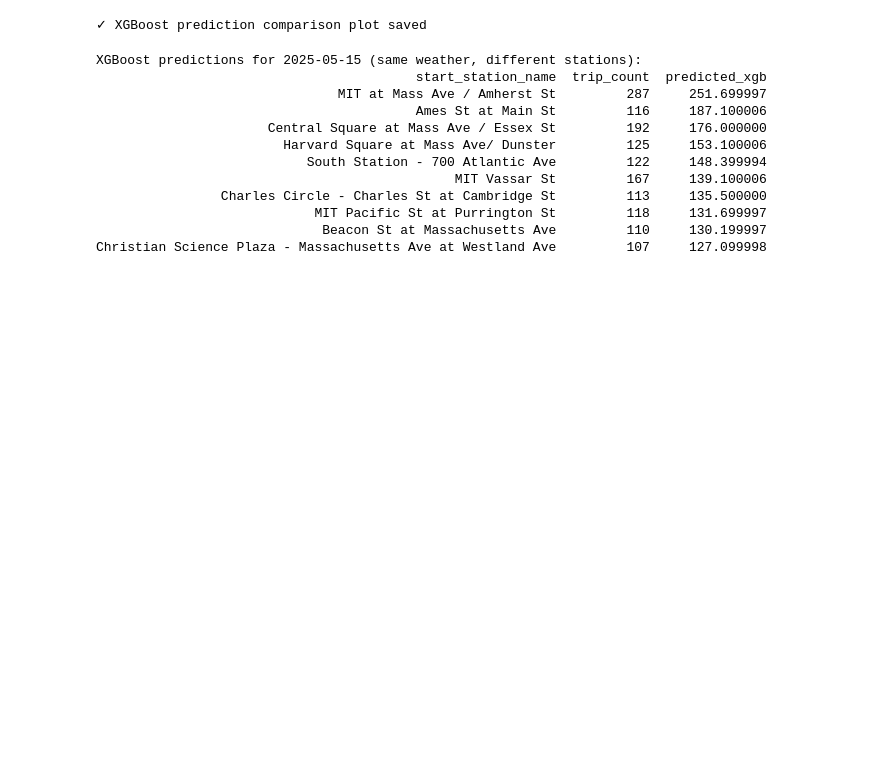
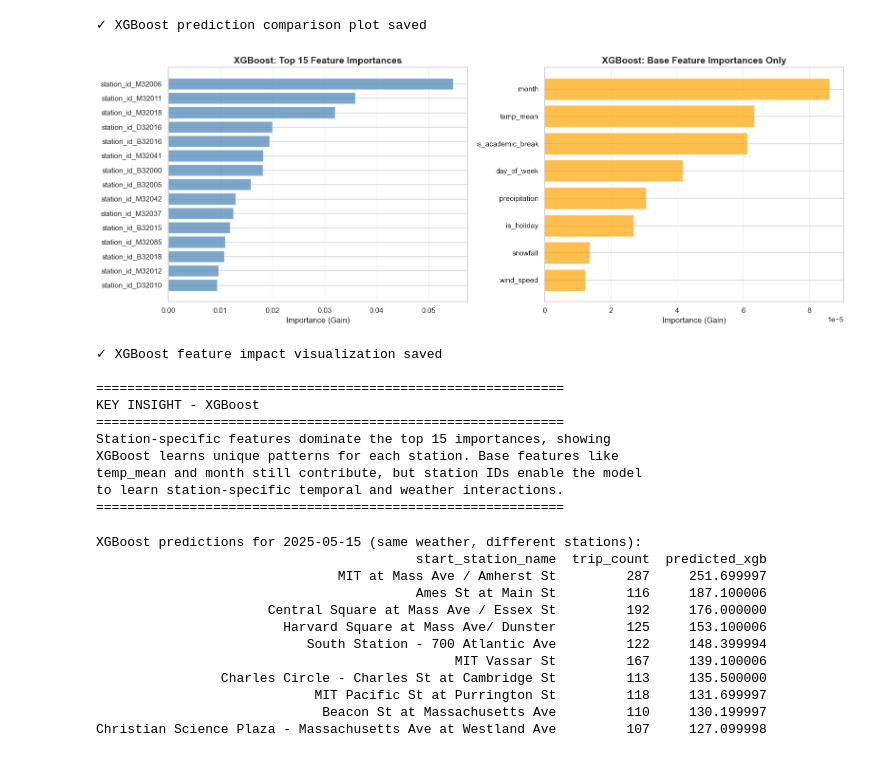
Before and after one commit to julianl05/506-final-project, a Jupyter notebook: notebooks/03_modeling.ipynb, the cells around one changed output. Cells and saved outputs as stored; diff of their text form; code cells hidden in the pictures; blank space fills up the shorter version.

```diff
--- a/notebooks/03_modeling.ipynb
+++ b/notebooks/03_modeling.ipynb
@@ -810,6 +878,51 @@ print("✓ XGBoost prediction comparison plot saved")
 # %% [output]
 [figure]
 ✓ XGBoost prediction comparison plot saved
+# %%
+# XGBoost Feature Impact Visualization (comparing base features vs station features)
+fig, (ax1, ax2) = plt.subplots(1, 2, figsize=(16, 6))
+
+# Left plot: Top 15 overall features (includes stations)
+top_features = importances.head(15)
+ax1.barh(top_features['feature'], top_features['importance'], color='steelblue', alpha=0.7)
+ax1.set_xlabel('Importance (Gain)', fontsize=12)
+ax1.set_title('XGBoost: Top 15 Feature Importances', fontsize=14, fontweight='bold')
+ax1.grid(True, alpha=0.3, axis='x')
+ax1.invert_yaxis()
+
+# Right plot: Base features only (for comparison with LR)
+base_feature_names = base_features
+xgb_base_importances = importances[importances['feature'].isin(base_feature_names)].sort_values('importance', ascending=True)
+ax2.barh(xgb_base_importances['feature'], xgb_base_importances['importance'], color='orange', alpha=0.7)
+ax2.set_xlabel('Importance (Gain)', fontsize=12)
+ax2.set_title('XGBoost: Base Feature Importances Only', fontsize=14, fontweight='bold')
+ax2.grid(True, alpha=0.3, axis='x')
+
+plt.tight_layout()
+plt.savefig('../visualizations/xgb_feature_impact.png', dpi=200, bbox_inches='tight')
+plt.show()
+
+print("✓ XGBoost feature impact visualization saved")
+print("\n" + "=" * 60)
+print("KEY INSIGHT - XGBoost")
+print("=" * 60)
+print("Station-specific features dominate the top 15 importances, showing")
+print("XGBoost learns unique patterns for each station. Base features like")
+print("temp_mean and month still contribute, but station IDs enable the model")
+print("to learn station-specific temporal and weather interactions.")
+print("=" * 60)
+# %% [output]
+[figure, added]
+✓ XGBoost feature impact visualization saved
+
+============================================================
+KEY INSIGHT - XGBoost
+============================================================
+Station-specific features dominate the top 15 importances, showing
+XGBoost learns unique patterns for each station. Base features like
+temp_mean and month still contribute, but station IDs enable the model
+to learn station-specific temporal and weather interactions.
+============================================================
 # %%
 # Compare XGBoost predictions across different stations on the same day
 same_date = "2025-05-15"
```
Also changed, not shown: parts of 9 cells of this notebook, 8 other files.
